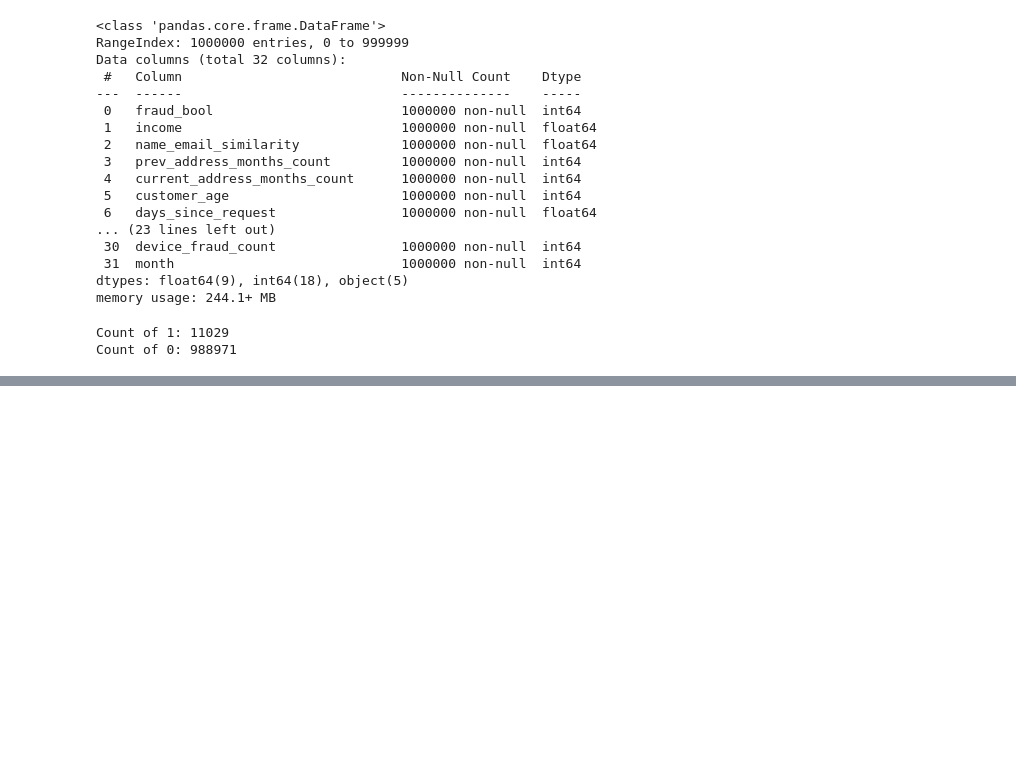
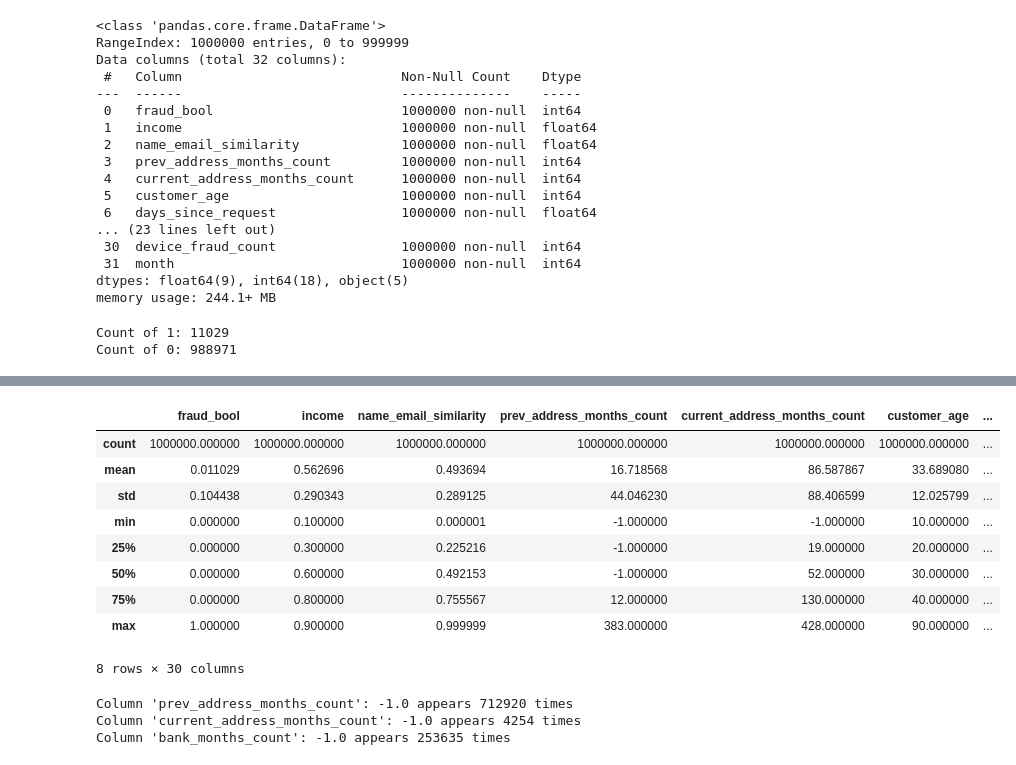
Before and after one commit to armtew22/Bank-Account-Fraud-Dataset-Suite-NeurIPS-2022-, a Jupyter notebook: notebooks/EDA.ipynb, the cells around one changed output, grey strips where cells are left out. Drawn from its saved outputs; the diff is of its cells as text; code cells hidden in the pictures; blank space fills up the shorter version.

Commit message:
initial data processed

```diff
--- a/notebooks/EDA.ipynb
+++ b/notebooks/EDA.ipynb
@@ -55,3 +57,19 @@ print("Count of 0:", fraud_counts.get(0, 0))
 # %% [output]
 Count of 1: 11029
 Count of 0: 988971
+# %%
+# ordinal encoding for Dtype object values:
+
+from sklearn.preprocessing import OrdinalEncoder
+
+# Display value counts before encoding
+for column in ['payment_type', 'employment_status', 'housing_status']:
+    print(f"Value counts for {column} before encoding:")
+    print(base_df[column].value_counts())
+    print()
+
+# Apply ordinal encoding
+encoder = OrdinalEncoder()
+base_df[['payment_type', 'employment_status', 'housing_status']] = encoder.fit_transform(
+    base_df[['payment_type', 'employment_status', 'housing_status']]
+)
@@ -57,0 +139,27 @@ Count of 0: 988971
+# %%
+# dropping insignificant data points
+base_df = base_df.drop(columns=['device_os', 'source'])
+# %%
+base_df.describe()
+# vals with -1 for missing: 'prev_address_months_count', 'current_address_months_count', 'bank_months_count',
+# %% [output]
+|  | fraud_bool | income | name_email_similarity | prev_address_months_count | current_address_months_count | customer_age | ... |
+| count | 1000000.000000 | 1000000.000000 | 1000000.000000 | 1000000.000000 | 1000000.000000 | 1000000.000000 | ... |
+| mean | 0.011029 | 0.562696 | 0.493694 | 16.718568 | 86.587867 | 33.689080 | ... |
+| std | 0.104438 | 0.290343 | 0.289125 | 44.046230 | 88.406599 | 12.025799 | ... |
+| min | 0.000000 | 0.100000 | 0.000001 | -1.000000 | -1.000000 | 10.000000 | ... |
+| 25% | 0.000000 | 0.300000 | 0.225216 | -1.000000 | 19.000000 | 20.000000 | ... |
+| 50% | 0.000000 | 0.600000 | 0.492153 | -1.000000 | 52.000000 | 30.000000 | ... |
+| 75% | 0.000000 | 0.800000 | 0.755567 | 12.000000 | 130.000000 | 40.000000 | ... |
+| max | 1.000000 | 0.900000 | 0.999999 | 383.000000 | 428.000000 | 90.000000 | ... |
+8 rows × 30 columns
+# %%
+columns = ['prev_address_months_count', 'current_address_months_count', 'bank_months_count']
+
+for column in columns:
+    count = (base_df[column] == -1.0).sum()
+    print(f"Column '{column}': -1.0 appears {count} times")
+# %% [output]
+Column 'prev_address_months_count': -1.0 appears 712920 times
+Column 'current_address_months_count': -1.0 appears 4254 times
+Column 'bank_months_count': -1.0 appears 253635 times
```
Also changed, not shown: parts of 7 cells of this notebook.
